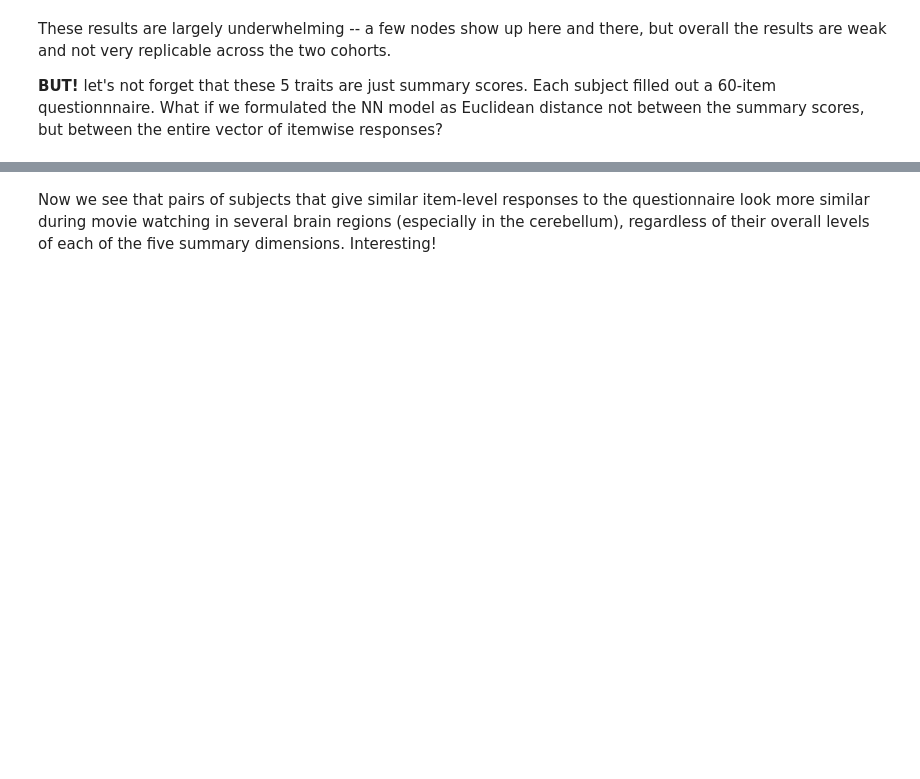
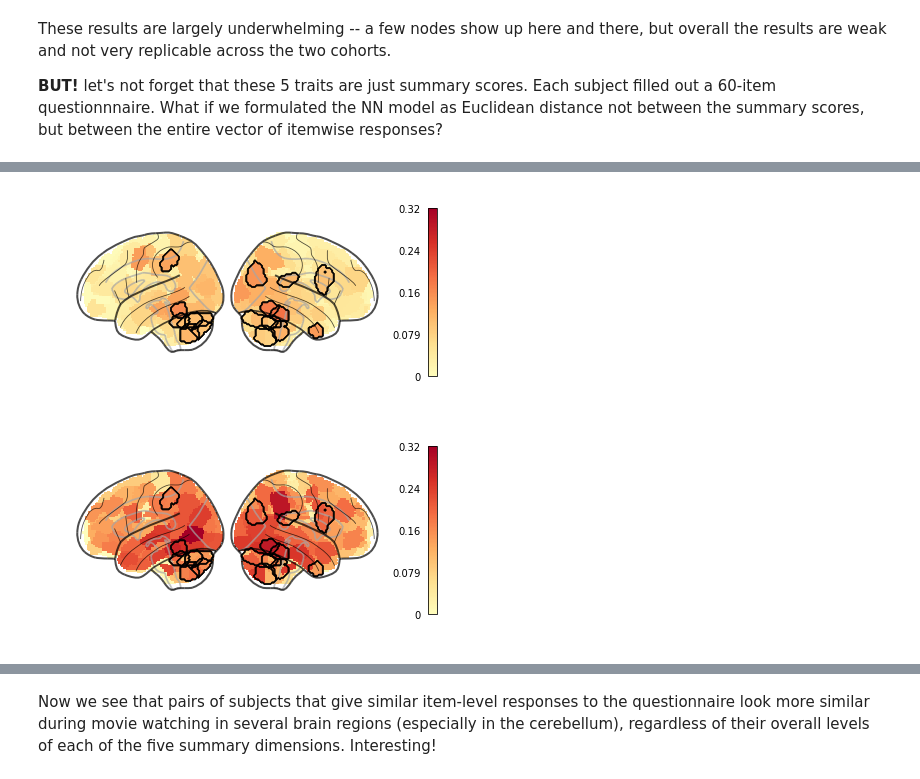
Before and after one commit to esfinn/intersubj_rsa, a Jupyter notebook: isRSA_HCP_demo.ipynb, the cells around one changed output, grey strips where cells are left out. Saved outputs shown, nothing was run; the diff lists cells and outputs as text; code cells hidden in the pictures; blank space fills up the shorter version.

```diff
--- a/isRSA_HCP_demo.ipynb
+++ b/isRSA_HCP_demo.ipynb
@@ -776,0 +726,5 @@ Text(0.3, 0.98, 'NEOFAC_all')
+# %%
+glassbrain_wrapper(results_dict, models=["NN-itemwise"], titles=False)
+# %% [output]
+[figure, added]
+[figure, added]
```
Also changed, not shown: parts of 19 cells of this notebook, 23 other files.
